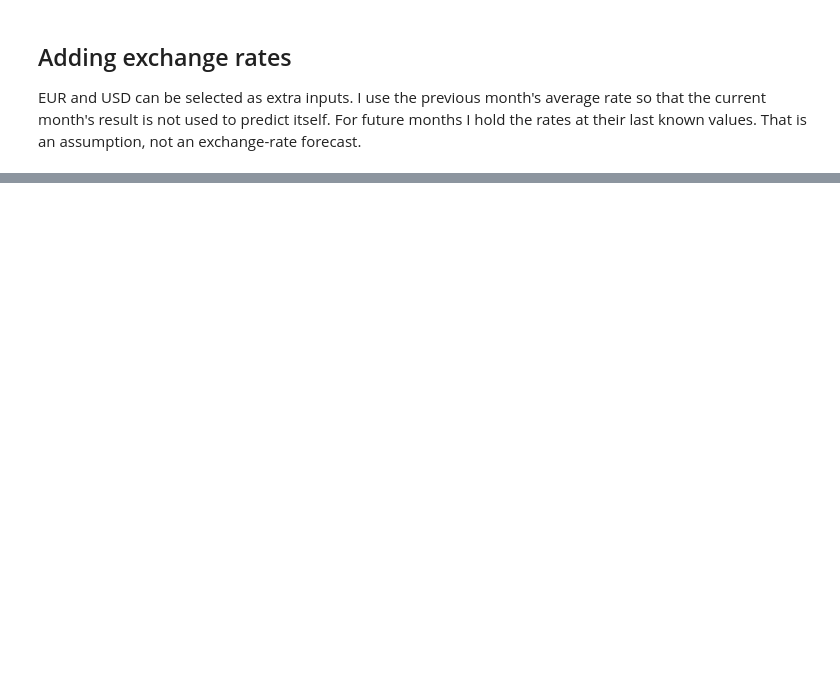
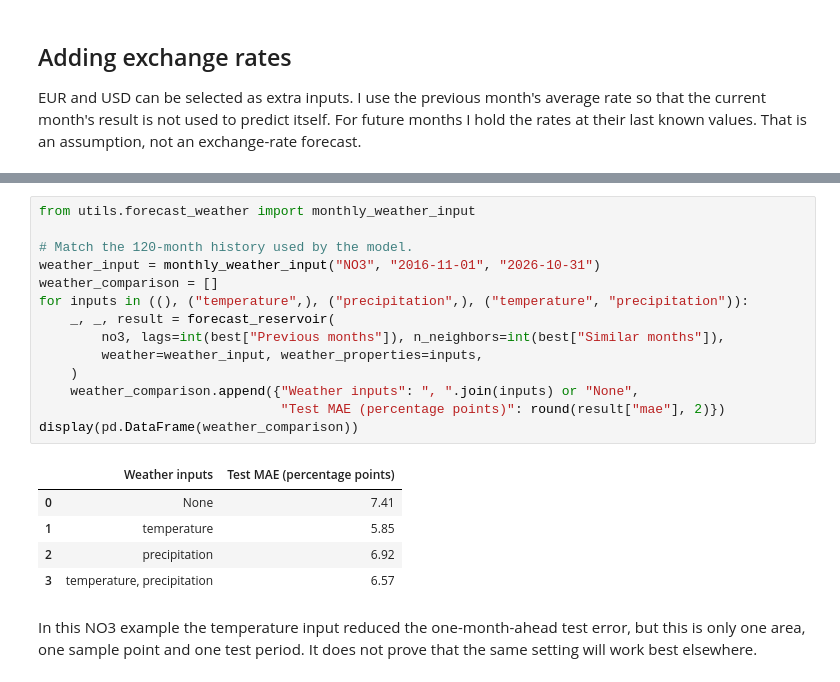
Before and after one commit to Sivan00/IND320-Sivan00-Project1, a Jupyter notebook: notebooks/IND320_assignment4.ipynb, the cells around one changed output, grey strips where cells are left out. Saved outputs shown, nothing was run; the diff lists cells and outputs as text; blank space fills up the shorter version.

```diff
--- a/notebooks/IND320_assignment4.ipynb
+++ b/notebooks/IND320_assignment4.ipynb
@@ -159,0 +213,22 @@ Test MAE with EUR and USD: 7.05 percentage points.
+# %%
+from utils.forecast_weather import monthly_weather_input
+
+# Match the 120-month history used by the model.
+weather_input = monthly_weather_input("NO3", "2016-11-01", "2026-10-31")
+weather_comparison = []
+for inputs in ((), ("temperature",), ("precipitation",), ("temperature", "precipitation")):
+    _, _, result = forecast_reservoir(
+        no3, lags=int(best["Previous months"]), n_neighbors=int(best["Similar months"]),
+        weather=weather_input, weather_properties=inputs,
+    )
+    weather_comparison.append({"Weather inputs": ", ".join(inputs) or "None",
+                               "Test MAE (percentage points)": round(result["mae"], 2)})
+display(pd.DataFrame(weather_comparison))
+# %% [output]
+|  | Weather inputs | Test MAE (percentage points) |
+| 0 | None | 7.41 |
+| 1 | temperature | 5.85 |
+| 2 | precipitation | 6.92 |
+| 3 | temperature, precipitation | 6.57 |
+# %% [markdown]
+In this NO3 example the temperature input reduced the one-month-ahead test error, but this is only one area, one sample point and one test period. It does not prove that the same setting will work best elsewhere.
```
Also changed, not shown: parts of 23 cells of this notebook, 28 other files.
